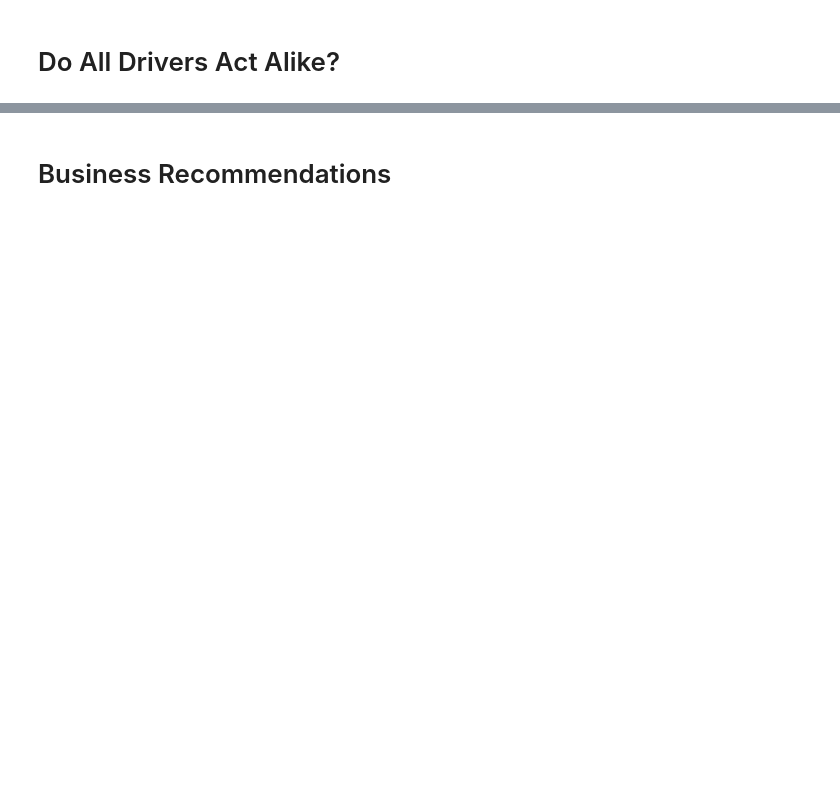
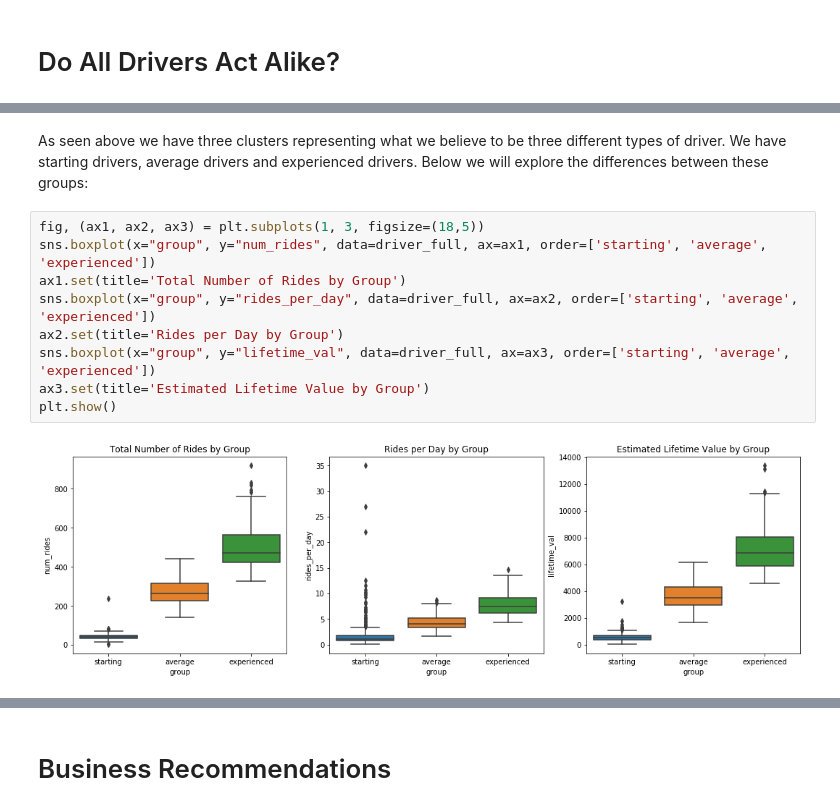
Before and after one commit to Afosado/lyft_competition, a Jupyter notebook: Lyft Competition.ipynb, the cells around one changed output, grey strips where cells are left out. Cells and saved outputs as stored; diff of their text form; blank space fills up the shorter version.

```diff
--- a/Lyft Competition.ipynb
+++ b/Lyft Competition.ipynb
@@ -167,0 +140,13 @@ plt.show()
+# %% [markdown]
+As seen above we have three clusters representing what we believe to be three different types of driver. We have starting drivers, average drivers and experienced drivers. Below we will explore the differences between these groups:
+# %%
+fig, (ax1, ax2, ax3) = plt.subplots(1, 3, figsize=(18,5))
+sns.boxplot(x="group", y="num_rides", data=driver_full, ax=ax1, order=['starting', 'average', 'experienced'])
+ax1.set(title='Total Number of Rides by Group')
+sns.boxplot(x="group", y="rides_per_day", data=driver_full, ax=ax2, order=['starting', 'average', 'experienced'])
+ax2.set(title='Rides per Day by Group')
+sns.boxplot(x="group", y="lifetime_val", data=driver_full, ax=ax3, order=['starting', 'average', 'experienced'])
+ax3.set(title='Estimated Lifetime Value by Group')
+plt.show()
+# %% [output]
+[figure, added]
```
Also changed, not shown: parts of 41 cells of this notebook, 2 other files.
